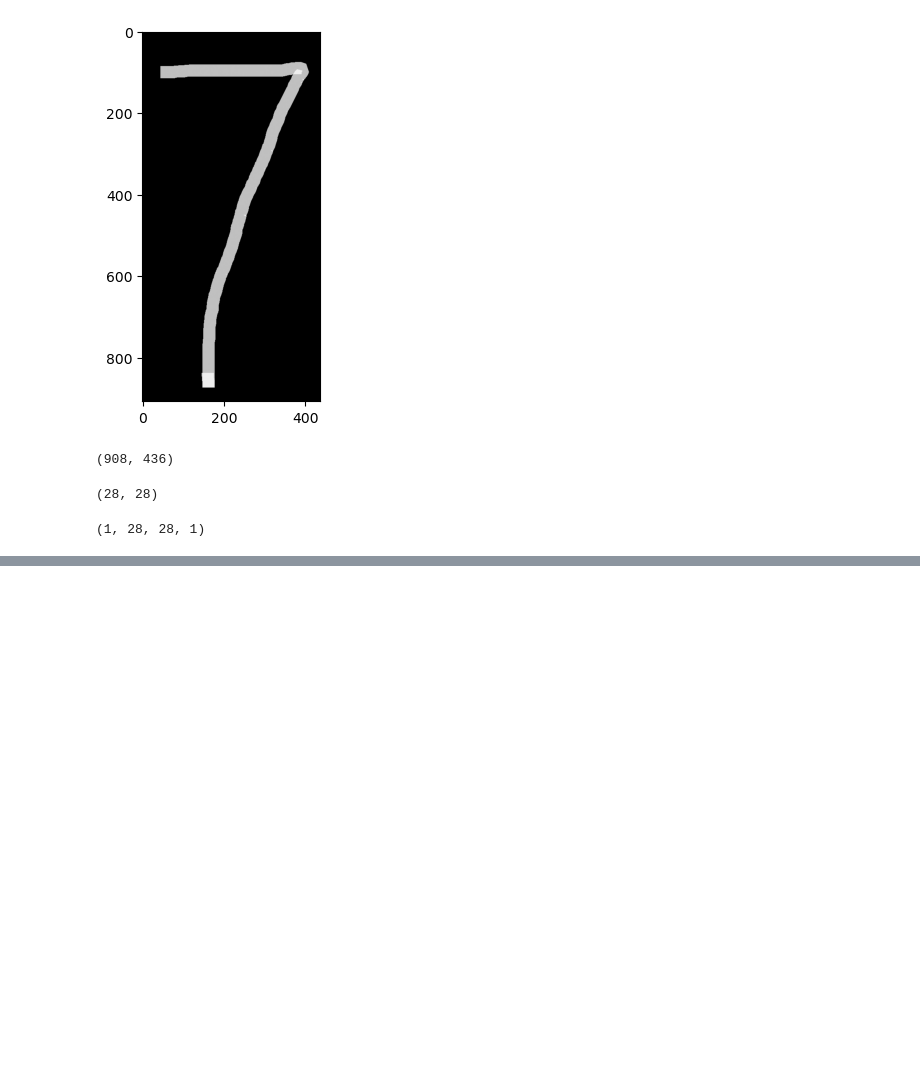
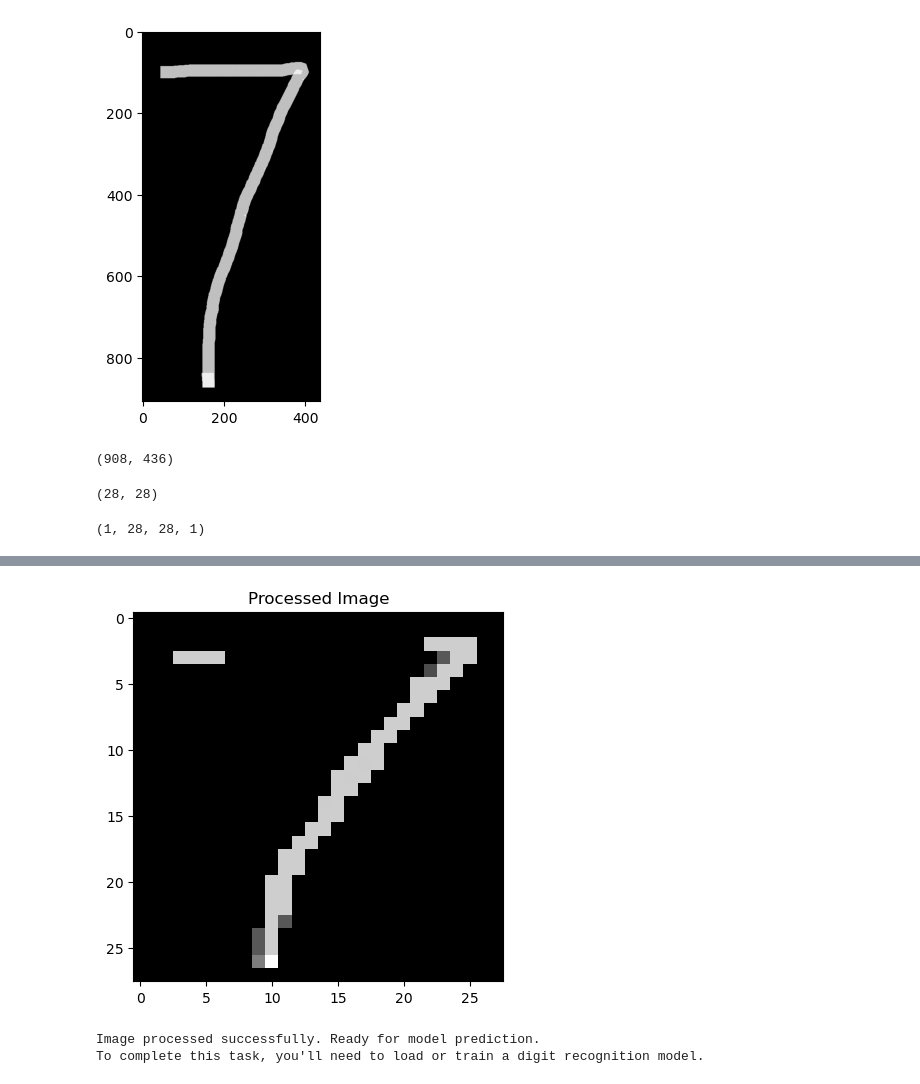
Before and after one commit to Roohpreet-insan/machine-learning, a Jupyter notebook: digit recognition project.ipynb, the cells around one changed output, grey strips where cells are left out. Saved outputs shown, nothing was run; the diff lists cells and outputs as text; code cells hidden in the pictures; blank space fills up the shorter version.

```diff
--- a/digit recognition project.ipynb
+++ b/digit recognition project.ipynb
@@ -231,0 +249,54 @@ print(np.argmax(predicions))
+# %%
+# import numpy as np
+# import matplotlib.pyplot as plt
+# from PIL import Image
+# import cv2
+# from tensorflow.keras.models import load_model
+
+# Load the image
+try:
+    # Try to load the image file
+    img = cv2.imread('seven.png', cv2.IMREAD_GRAYSCALE)
+
+    if img is None:
+        raise FileNotFoundError("Image could not be loaded")
+
+    # Resize to 28x28 (standard size for MNIST)
+    img = cv2.resize(img, (28, 28))
+
+    # Normalize pixel values to 0-1
+    img = img / 255.0
+
+    # Invert if needed (MNIST has white digits on black background)
+    # Uncomment if your image has black digits on white background
+    # img = 1 - img
+
+    # Display the processed image
+    plt.imshow(img, cmap='gray')
+    plt.title('Processed Image')
+    plt.show()
+
+    # Reshape for model input (assuming a standard MNIST model)
+    img_for_model = img.reshape(1, 28, 28, 1)
+
+    # If you have a saved model, load and use it
+    # model = load_model('your_model.h5')
+    # prediction = model.predict(img_for_model)
+    # predicted_digit = np.argmax(prediction)
+    # print(f"The predicted digit is: {predicted_digit}")
+
+    # If you don't have a model yet, you can use this placeholder
+    print("Image processed successfully. Ready for model prediction.")
+    print("To complete this task, you'll need to load or train a digit recognition model.")
+
+except FileNotFoundError:
+    print("Error: The file 'seven.png' was not found in the current directory.")
+    print("Make sure the image file is in the same folder as your notebook/script.")
+    print("Current working directory:", os.getcwd())
+except Exception as e:
+    print(f"An error occurred: {e}")
+    print("Check that your image file is valid and try again.")
+# %% [output]
+[figure, added]
+Image processed successfully. Ready for model prediction.
+To complete this task, you'll need to load or train a digit recognition model.
```
Also changed, not shown: parts of 20 cells of this notebook.
